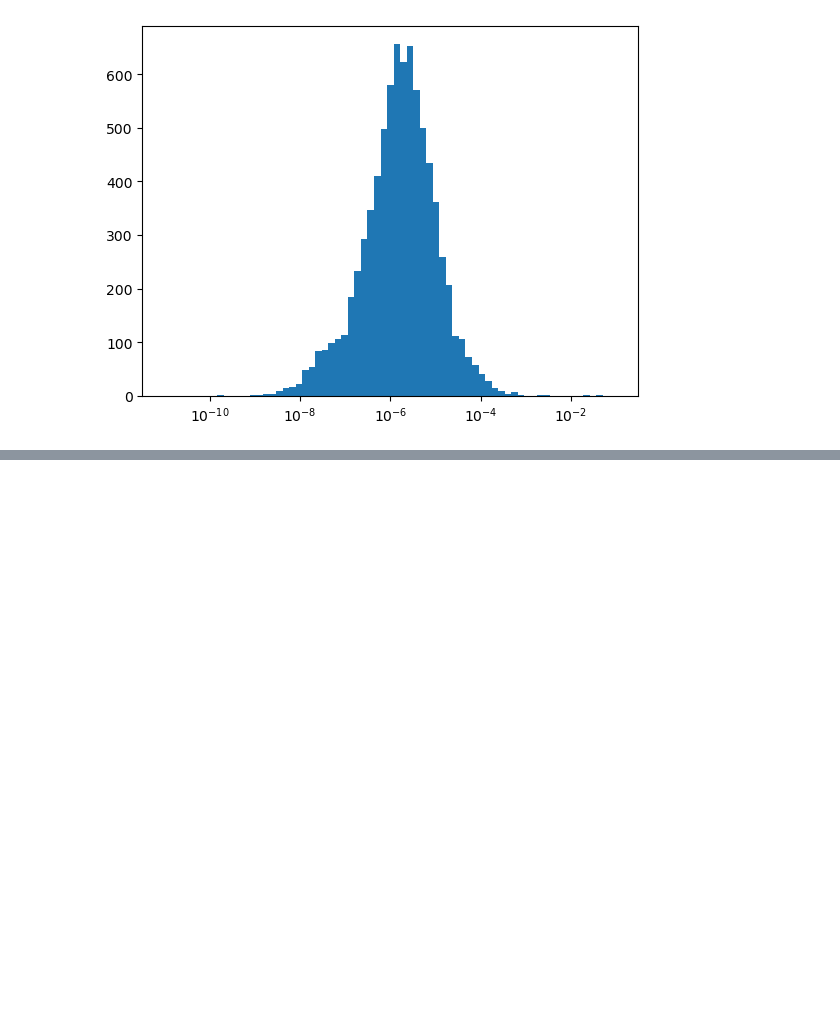
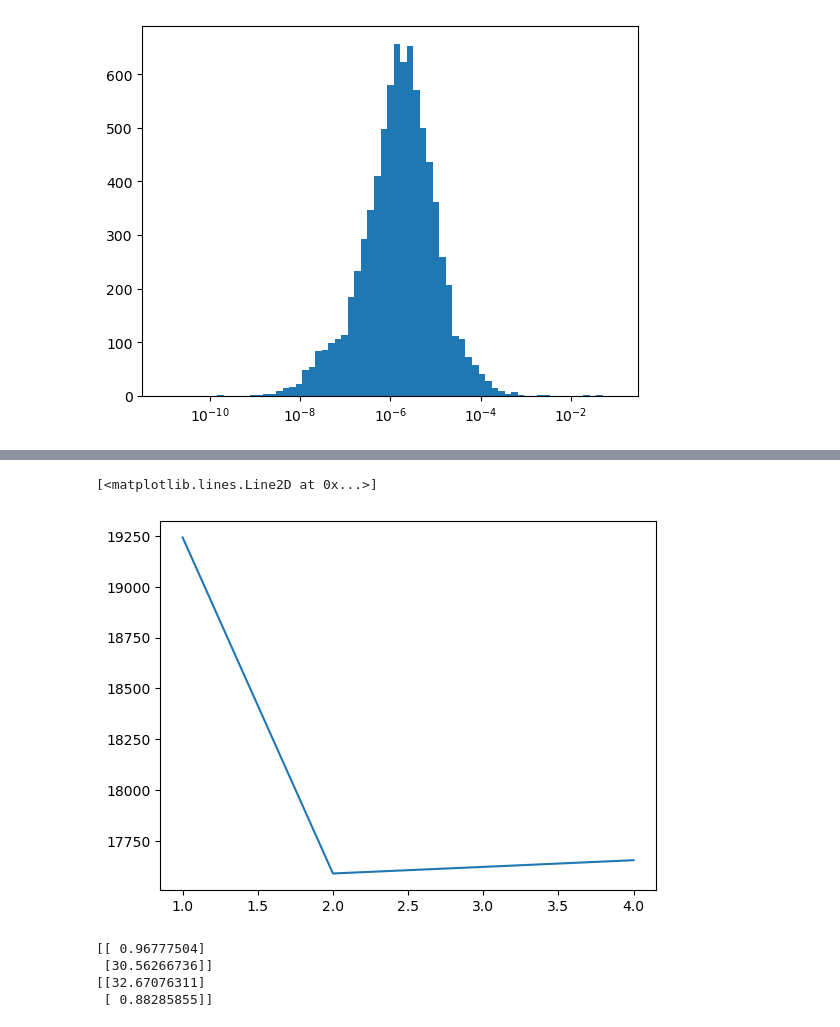
Before and after one commit to Diego-Albano/astrostatistics_bicocca_2025, a Jupyter notebook: working/W14.ipynb, the cells around one changed output, grey strips where cells are left out. Cells and saved outputs as stored; diff of their text form; code cells hidden in the pictures; blank space fills up the shorter version.

```diff
--- a/working/W14.ipynb
+++ b/working/W14.ipynb
@@ -55,0 +131,20 @@ plt.xscale("log")
+# %%
+from sklearn.mixture import GaussianMixture
+
+
+Ns = np.arange(1, 5)        #just to make sure
+models=[GaussianMixture(N).fit(np.log10(T90)[:, np.newaxis]) for N in Ns]
+# %%
+AIC = [m.aic(np.log10(T90)[:, np.newaxis]) for m in models]
+plt.plot(Ns, AIC)
+# %% [output]
+[<matplotlib.lines.Line2D at 0x...>]
+[figure, added]
+# %%
+print(10**models[1].means_)
+print(10**centers)
+# %% [output]
+[[ 0.96777504]
+ [30.56266736]]
+[[32.67076311]
+ [ 0.88285855]]
```
Also changed, not shown: parts of 7 cells of this notebook.
